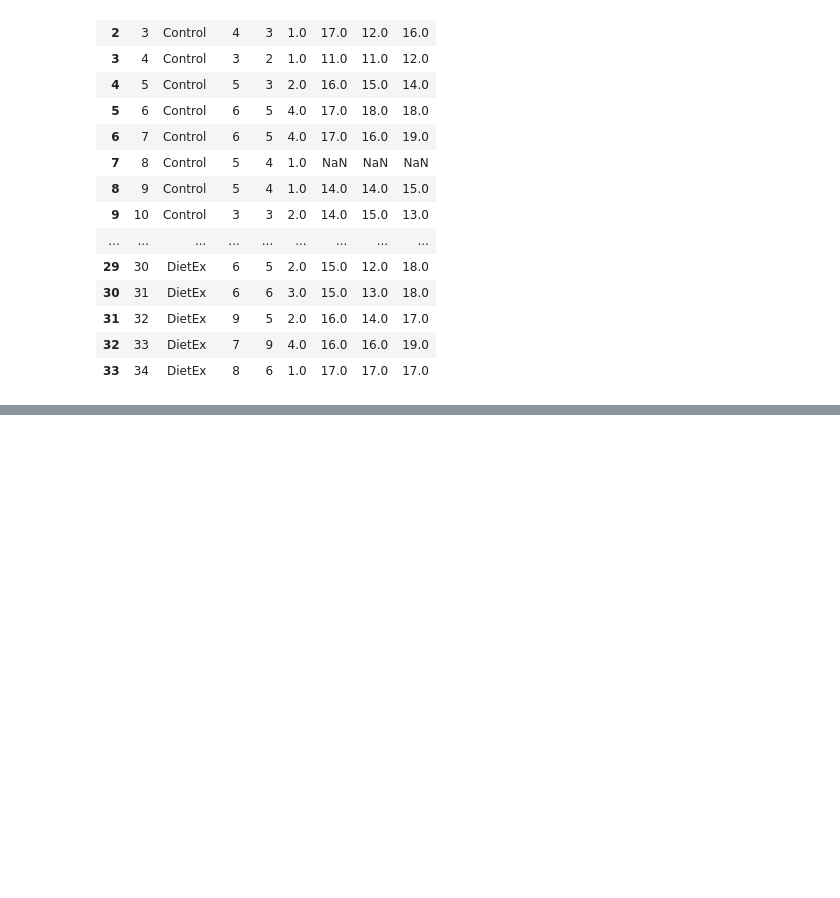
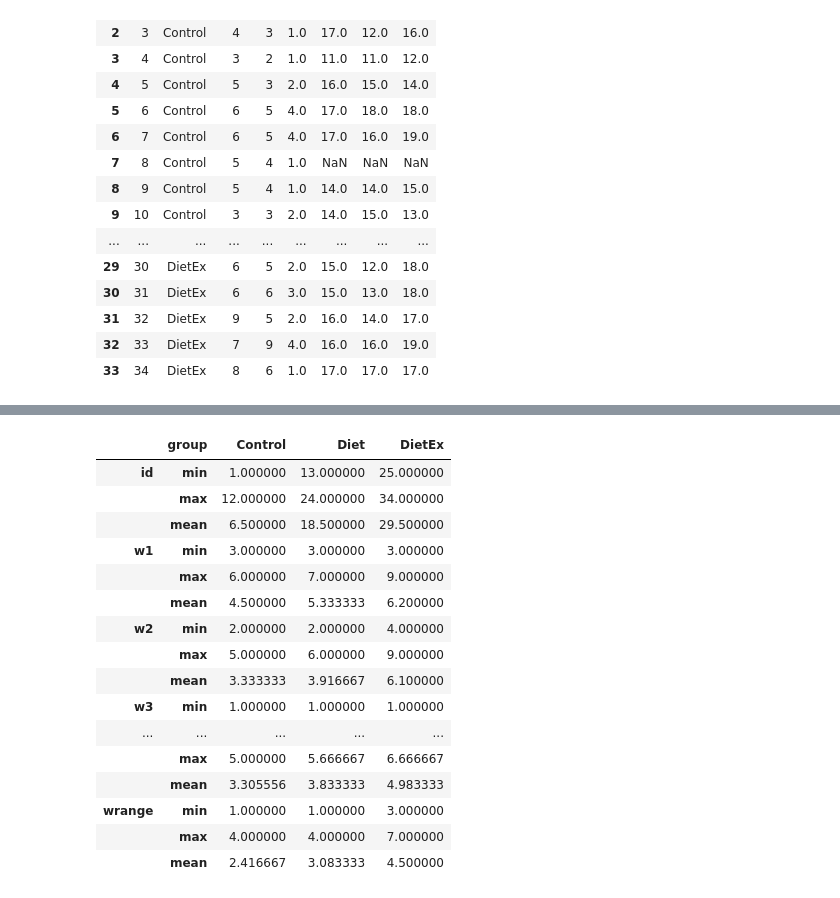
Before and after one commit to ArmanVasilovich/python_spbu, a Jupyter notebook: October-28/October-28-Pandas.ipynb, the cells around one changed output, grey strips where cells are left out. Cells and saved outputs as stored; diff of their text form; code cells hidden in the pictures; blank space fills up the shorter version.

```diff
--- a/October-28/October-28-Pandas.ipynb
+++ b/October-28/October-28-Pandas.ipynb
@@ -371,0 +433,3 @@ df
+# %%
+df['av_loss'] = df.loc[:,'w1' : 'w3'].apply(np.mean, axis = 1)
+df.head()
@@ -371,0 +443,5 @@ df
+# %%
+my_func = lambda x: x.max() - x.min()
+# %%
+df['wrange'] = df.loc[:,'w1' : 'w3'].apply(my_func, axis = 1)
+df.head()
@@ -371,0 +497,20 @@ df
+# %%
+df.groupby('group').agg(['min', 'max', 'mean']).T
+# %% [output]
+|  | group | Control | Diet | DietEx |
+| id | min | 1.000000 | 13.000000 | 25.000000 |
+|  | max | 12.000000 | 24.000000 | 34.000000 |
+|  | mean | 6.500000 | 18.500000 | 29.500000 |
+| w1 | min | 3.000000 | 3.000000 | 3.000000 |
+|  | max | 6.000000 | 7.000000 | 9.000000 |
+|  | mean | 4.500000 | 5.333333 | 6.200000 |
+| w2 | min | 2.000000 | 2.000000 | 4.000000 |
+|  | max | 5.000000 | 6.000000 | 9.000000 |
+|  | mean | 3.333333 | 3.916667 | 6.100000 |
+| w3 | min | 1.000000 | 1.000000 | 1.000000 |
+| ... | ... | ... | ... | ... |
+|  | max | 5.000000 | 5.666667 | 6.666667 |
+|  | mean | 3.305556 | 3.833333 | 4.983333 |
+| wrange | min | 1.000000 | 1.000000 | 3.000000 |
+|  | max | 4.000000 | 4.000000 | 7.000000 |
+|  | mean | 2.416667 | 3.083333 | 4.500000 |
```
Also changed, not shown: parts of 13 cells of this notebook.
